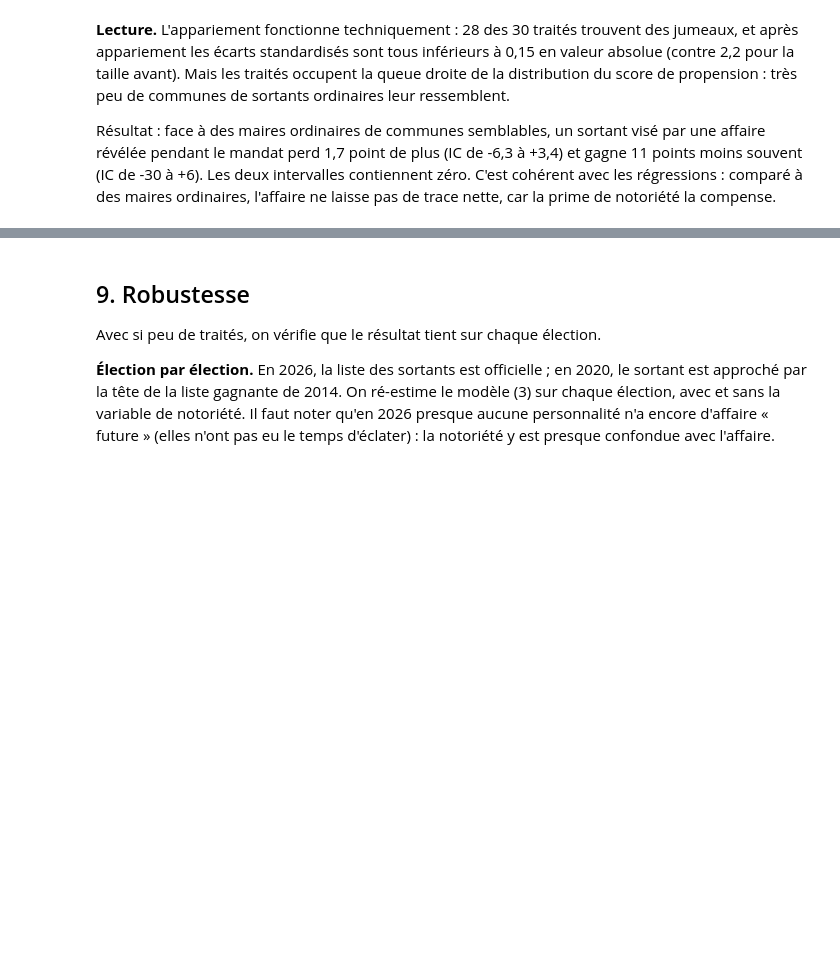
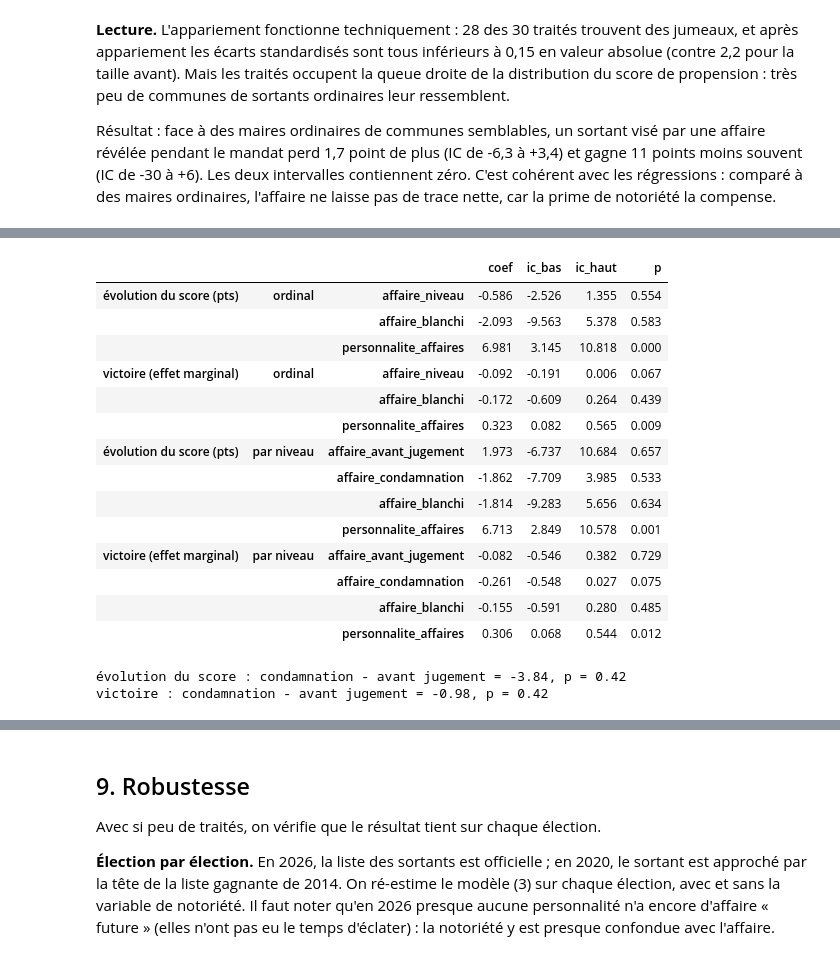
Before and after one commit to QuentinNosmas/Projet_ensae_datascience, a Jupyter notebook: notebooks/04_modelisation.ipynb, the cells around one changed output, grey strips where cells are left out. Saved outputs shown, nothing was run; the diff lists cells and outputs as text; code cells hidden in the pictures; blank space fills up the shorter version.

```diff
--- a/notebooks/04_modelisation.ipynb
+++ b/notebooks/04_modelisation.ipynb
@@ -396,19 +406,37 @@ stade = np.select(
 # %%
 gradation = {
     "ordinal": M.GRADATION_ORDINALE,
     "par niveau": M.GRADATION_NIVEAUX,
 }
 res_gradation = {}
 for spec, rhs in gradation.items():
     res_gradation[("évolution du score (pts)", spec)] = M.ols(f"delta_pct_voix_exp ~ {rhs} + {M.CONTROLES}", d)
     res_gradation[("victoire (effet marginal)", spec)] = M.logit(f"gagne ~ {rhs} + {M.CONTROLES}", d)
 display(pd.concat({k: M.coefficients(r) for k, r in res_gradation.items()}).round(3))
 
-# La condamnation coûte-t-elle plus que le simple soupçon ? (en points pour le score,
+# La condamnation coûte-t-elle plus qu'une affaire pas encore jugée ? (en points pour le score,
 # sur l'échelle logit pour la victoire)
 for (resultat, spec), r in res_gradation.items():
     if spec == "par niveau":
-        test = r.t_test("affaire_condamnation - affaire_soupcon = 0")
-        print(f"{resultat.split(' (')[0]} : condamnation - soupçon = {test.effect[0]:.2f}, "
+        test = r.t_test("affaire_condamnation - affaire_avant_jugement = 0")
+        print(f"{resultat.split(' (')[0]} : condamnation - avant jugement = {test.effect[0]:.2f}, "
               f"p = {float(test.pvalue):.2f}")
+# %% [output]
+|  |  |  | coef | ic_bas | ic_haut | p |
+| évolution du score (pts) | ordinal | affaire_niveau | -0.586 | -2.526 | 1.355 | 0.554 |
+|  |  | affaire_blanchi | -2.093 | -9.563 | 5.378 | 0.583 |
+|  |  | personnalite_affaires | 6.981 | 3.145 | 10.818 | 0.000 |
+| victoire (effet marginal) | ordinal | affaire_niveau | -0.092 | -0.191 | 0.006 | 0.067 |
+|  |  | affaire_blanchi | -0.172 | -0.609 | 0.264 | 0.439 |
+|  |  | personnalite_affaires | 0.323 | 0.082 | 0.565 | 0.009 |
+| évolution du score (pts) | par niveau | affaire_avant_jugement | 1.973 | -6.737 | 10.684 | 0.657 |
+|  |  | affaire_condamnation | -1.862 | -7.709 | 3.985 | 0.533 |
+|  |  | affaire_blanchi | -1.814 | -9.283 | 5.656 | 0.634 |
+|  |  | personnalite_affaires | 6.713 | 2.849 | 10.578 | 0.001 |
+| victoire (effet marginal) | par niveau | affaire_avant_jugement | -0.082 | -0.546 | 0.382 | 0.729 |
+|  |  | affaire_condamnation | -0.261 | -0.548 | 0.027 | 0.075 |
+|  |  | affaire_blanchi | -0.155 | -0.591 | 0.280 | 0.485 |
+|  |  | personnalite_affaires | 0.306 | 0.068 | 0.544 | 0.012 |
+évolution du score : condamnation - avant jugement = -3.84, p = 0.42
+victoire : condamnation - avant jugement = -0.98, p = 0.42
 # %%
```
Also changed, not shown: parts of 5 cells of this notebook, 1 other file.
